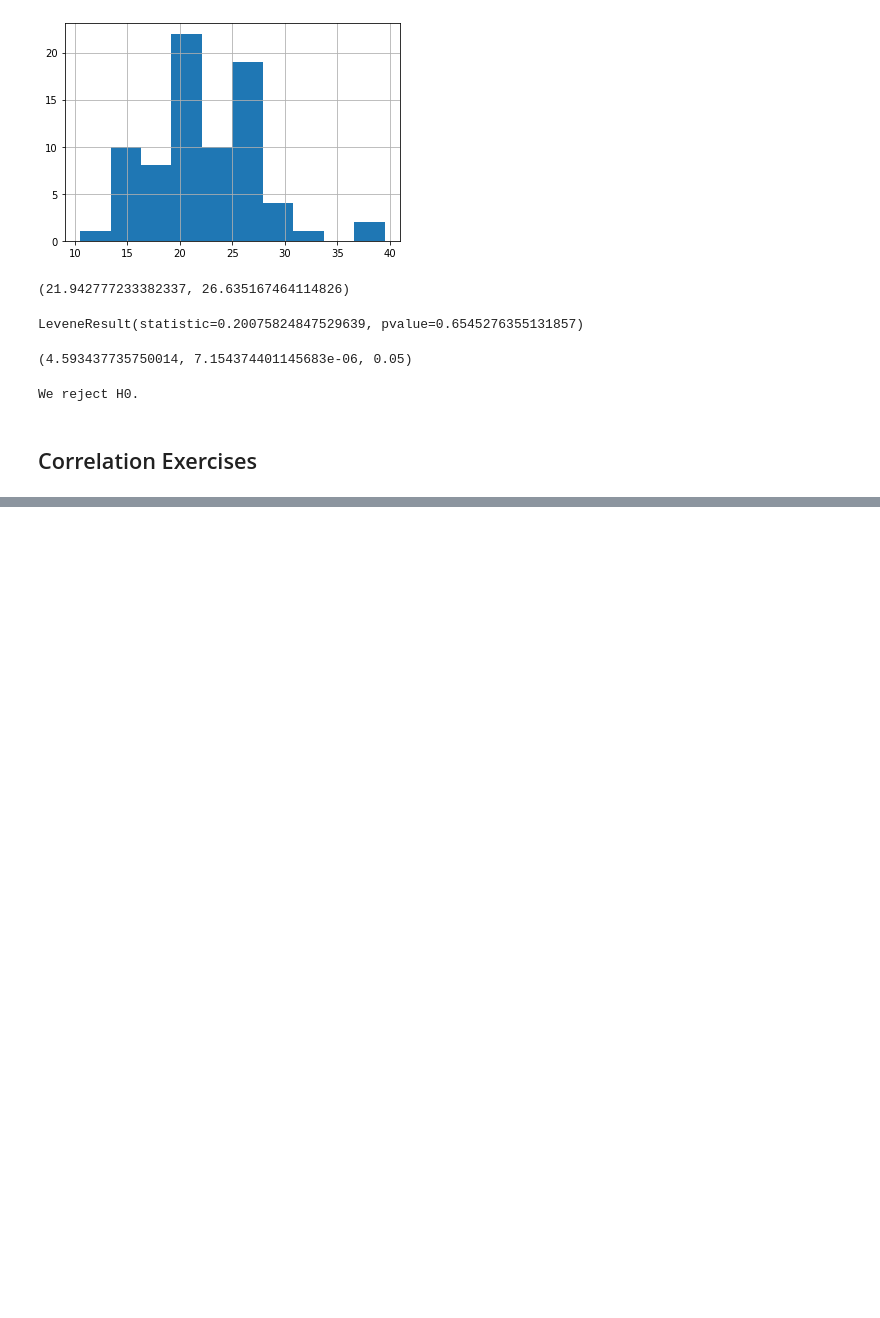
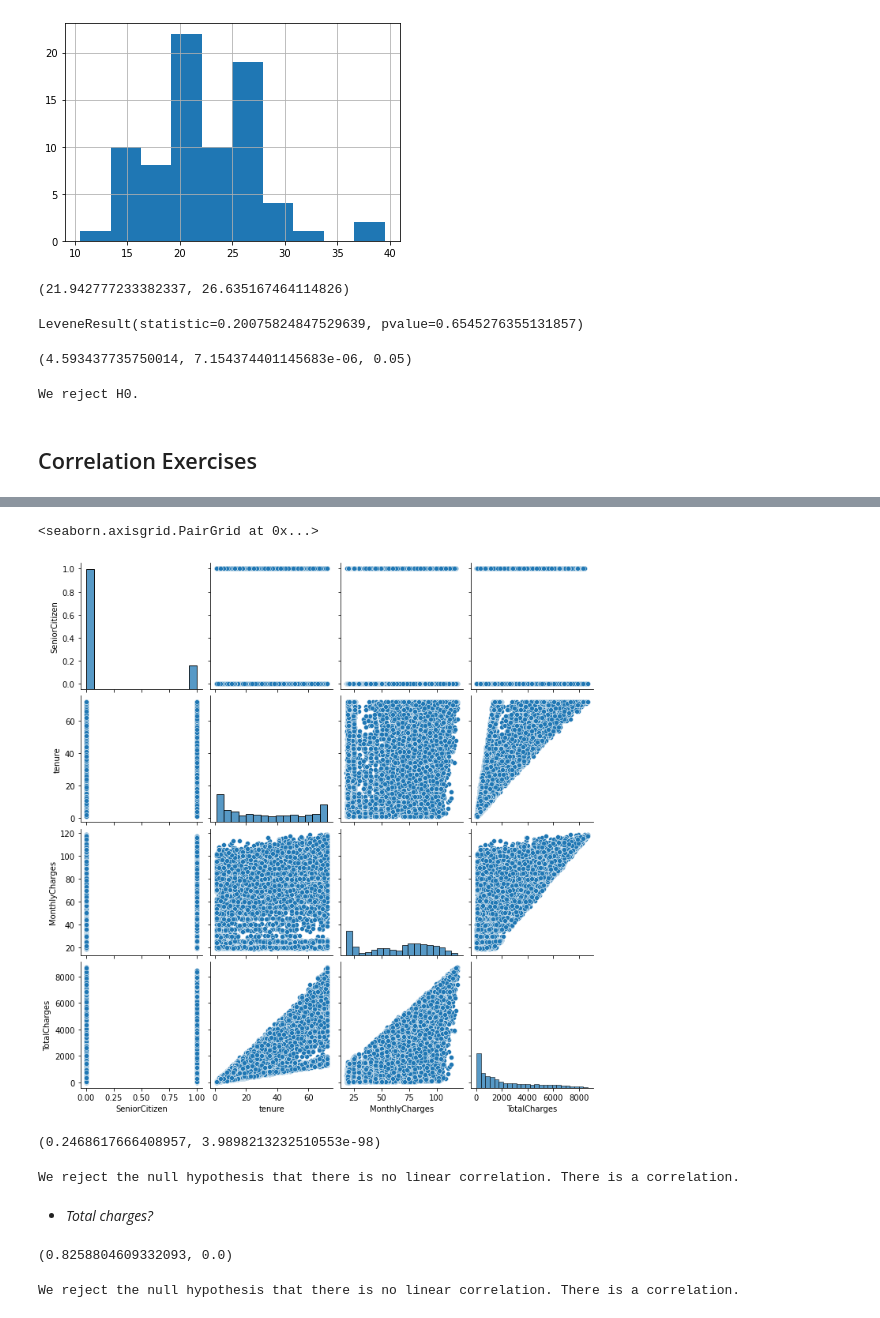
Before and after one commit to kristofer-rivera/statistics-exercises, a Jupyter notebook: hypothesis_testing.ipynb, the cells around one changed output, grey strips where cells are left out. Cells and saved outputs as stored; diff of their text form; code cells hidden in the pictures; blank space fills up the shorter version.

Commit message:
Commiting completed correlation exercises.

```diff
--- a/hypothesis_testing.ipynb
+++ b/hypothesis_testing.ipynb
@@ -293,0 +298,8 @@ We reject H0.
+# %%
+#Loading data set
+df = pd.read_csv('Cust_Churn_Telco.csv')
+
+# Removing missing values
+df = df.dropna()
+
+df.head()
@@ -293,0 +314,46 @@ We reject H0.
+# %%
+# Quick visualization
+sns.pairplot(df)
+# %% [output]
+<seaborn.axisgrid.PairGrid at 0x...>
+[figure, added]
+# %%
+# Calculating Pearson's Correlation Coefficient -- Tenure vs. Monthly Charges
+x = df.tenure
+y= df.MonthlyCharges
+
+corr, p = stats.pearsonr(x, y)
+corr, p
+# %% [output]
+(0.2468617666408957, 3.9898213232510553e-98)
+# %%
+# Outcome
+alpha = .05
+if p < alpha:
+    print('We reject the null hypothesis that there is no linear correlation. There is a correlation.')
+else:
+    print('We cannot reject the null hyptohesis that there is no linear correlation.')
+# %% [output]
+We reject the null hypothesis that there is no linear correlation. There is a correlation.
+# %% [markdown]
+- *Total charges?*
+# %%
+# Calculating Pearson's Correlation Coefficient - Tenure vs. Total Charges
+
+x = df.tenure
+y= df.TotalCharges
+
+
+corr, p = stats.pearsonr(x, y)
+corr, p
+# %% [output]
+(0.8258804609332093, 0.0)
+# %%
+# Outcome
+alpha = .05
+if p < alpha:
+    print('We reject the null hypothesis that there is no linear correlation. There is a correlation.')
+else:
+    print('We cannot reject the null hyptohesis that there is no linear correlation.')
+# %% [output]
+We reject the null hypothesis that there is no linear correlation. There is a correlation.
```
Also changed, not shown: parts of 47 cells of this notebook.
